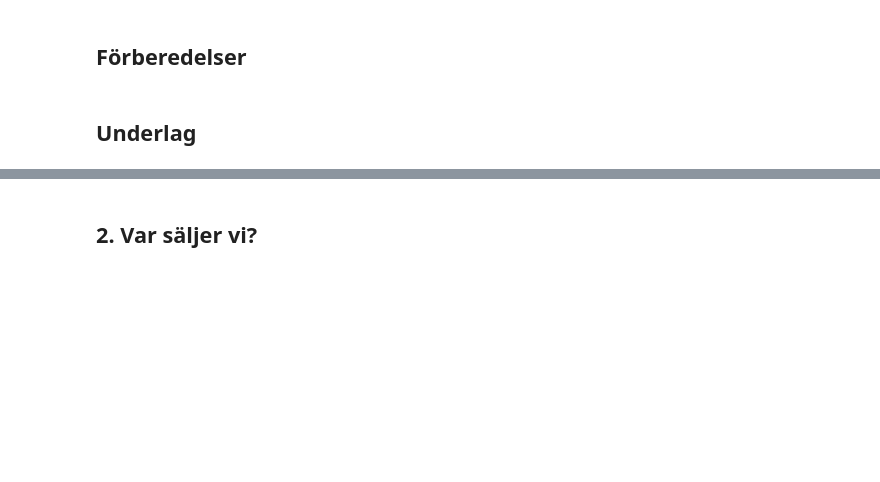
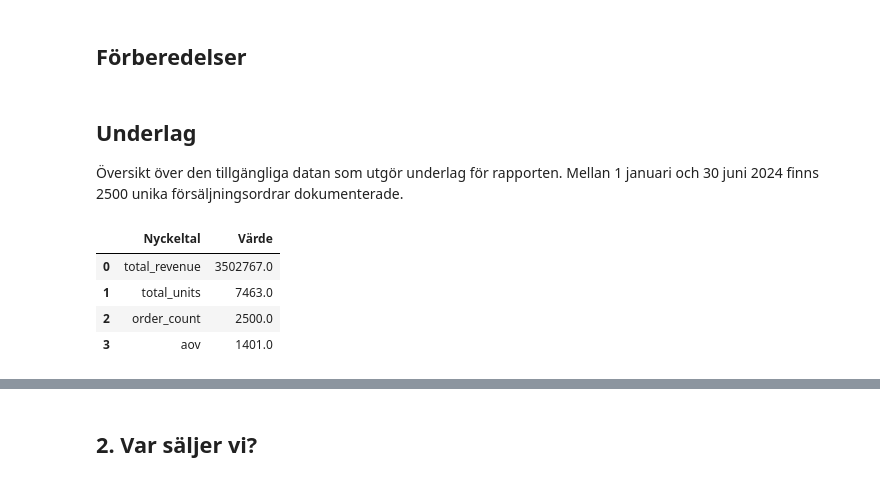
Before and after one commit to jmsedl22/grupp-2-ehandel, a Jupyter notebook: notebook/ecommerce_sales.ipynb, the cells around one changed output, grey strips where cells are left out. Cells and saved outputs as stored; diff of their text form; code cells hidden in the pictures; blank space fills up the shorter version.

```diff
--- a/notebook/ecommerce_sales.ipynb
+++ b/notebook/ecommerce_sales.ipynb
@@ -19,17 +27,18 @@ from src import metrics
 from src import viz
 # %% [markdown]
 ## Underlag
+Översikt över den tillgängliga datan som utgör underlag för rapporten. Mellan 1 januari och 30 juni 2024 finns 2500 unika försäljningsordrar dokumenterade.
 # %%
 analyzer = CommerceAnalyzer(PROJECT_ROOT / "data" / "ecommerce_sales.csv")
 df = analyzer.dataframe
 
-display(pd.DataFrame([{
-    "Från": df["date"].min(),
-    "Till": df["date"].max(),
-    "Antal rader": len(df),
-    "Antal unika order": df["order_id"].nunique(),
-    "Saknade värden": int(df.isna().sum().sum()),
-    "Exakta dubbletter": int(df.duplicated().sum()),
-}]))
+summary = analyzer.summary()
+display(pd.DataFrame(summary.items(), columns=['Nyckeltal', 'Värde']).round(0))
+# %% [output]
+|  | Nyckeltal | Värde |
+| 0 | total_revenue | 3502767.0 |
+| 1 | total_units | 7463.0 |
+| 2 | order_count | 2500.0 |
+| 3 | aov | 1401.0 |
 # %% [markdown]
 ## Nyckeltal
```
Also changed, not shown: parts of 13 cells of this notebook.
